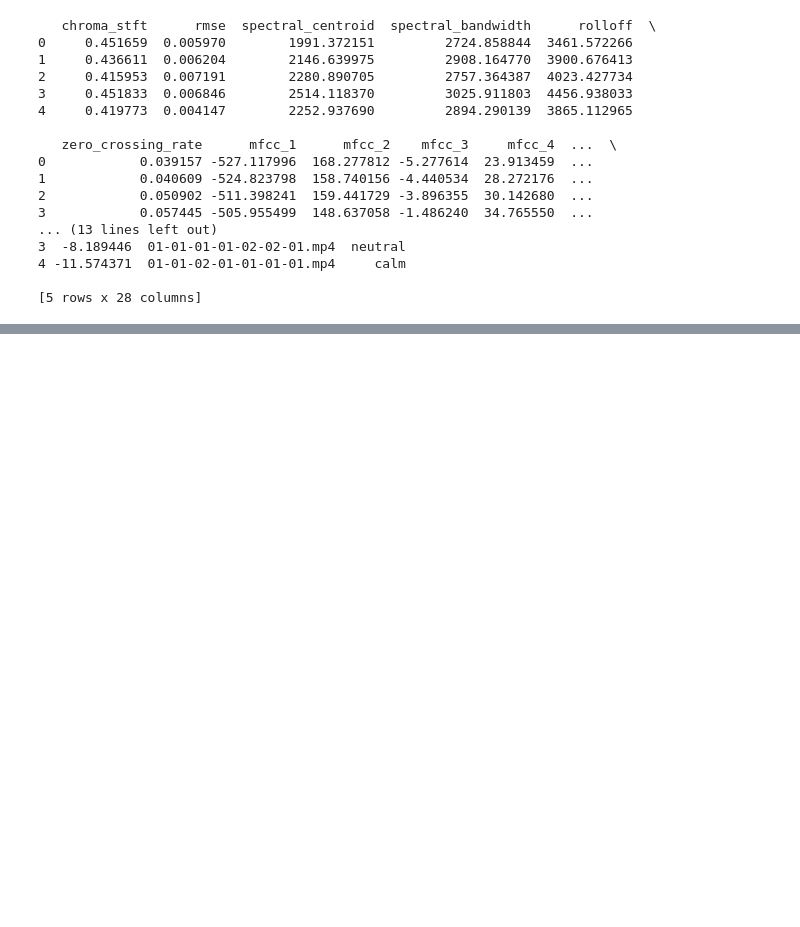
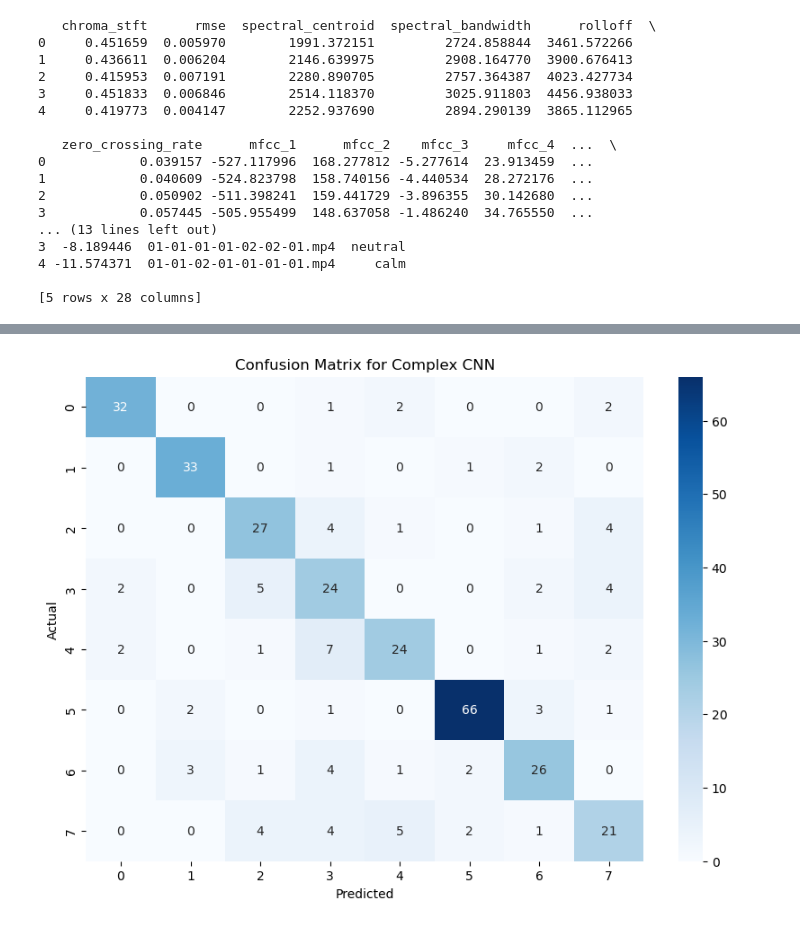
Before and after one commit to op2adi/Saumya_Btp_work, a Jupyter notebook: kaam_start.ipynb, the cells around one changed output, grey strips where cells are left out. Drawn from its saved outputs; the diff is of its cells as text; code cells hidden in the pictures; blank space fills up the shorter version.

```diff
--- a/kaam_start.ipynb
+++ b/kaam_start.ipynb
@@ -598,0 +725,90 @@ KeyboardInterrupt:
+# %%
+from tensorflow.keras.models import Sequential
+from tensorflow.keras.layers import Conv1D, MaxPooling1D, Flatten, Dense, Dropout, BatchNormalization, Activation
+from tensorflow.keras.utils import to_categorical
+
+# Convert labels to categorical one-hot encoding
+y_train_categorical = to_categorical(y_train)
+y_test_categorical = to_categorical(y_test)
+
+# Define the complex CNN model
+model = Sequential()
+
+# Add convolutional layers with batch normalization and dropout
+model.add(Conv1D(filters=64, kernel_size=3, input_shape=(X_train.shape[1], 1), padding='same'))
+model.add(BatchNormalization())
+model.add(Activation('relu'))
+model.add(MaxPooling1D(pool_size=2))
+model.add(Dropout(0.25))
+
+model.add(Conv1D(filters=128, kernel_size=3, padding='same'))
+model.add(BatchNormalization())
+model.add(Activation('relu'))
+model.add(MaxPooling1D(pool_size=2))
+model.add(Dropout(0.25))
+
+model.add(Conv1D(filters=256, kernel_size=3, padding='same'))
+model.add(BatchNormalization())
+model.add(Activation('relu'))
+model.add(MaxPooling1D(pool_size=2))
+model.add(Dropout(0.25))
+
+# Adjust the last Conv1D layer to prevent negative dimension size
+model.add(Conv1D(filters=512, kernel_size=2, padding='same'))  # Use smaller kernel size
+model.add(BatchNormalization())
+model.add(Activation('relu'))
+model.add(MaxPooling1D(pool_size=2))
+model.add(Dropout(0.25))
+
+# Flatten the output and add dense layers
+model.add(Flatten())
+model.add(Dense(256))
+model.add(BatchNormalization())
+model.add(Activation('relu'))
+model.add(Dropout(0.5))
+
+model.add(Dense(128))
+model.add(BatchNormalization())
+model.add(Activation('relu'))
+model.add(Dropout(0.5))
+
+model.add(Dense(y_train_categorical.shape[1], activation='softmax'))
+
+# Compile the model
+model.compile(loss='categorical_crossentropy', optimizer='adam', metrics=['accuracy'])
+model.summary()
+
+# Reshape the input data to be 3D [samples, timesteps, features]
+X_train_reshaped = X_train.reshape(X_train.shape[0], X_train.shape[1], 1)
+X_test_reshaped = X_test.reshape(X_test.shape[0], X_test.shape[1], 1)
+
+# Train the model
+model.fit(X_train_reshaped, y_train_categorical, epochs=100, batch_size=16, verbose=1, validation_data=(X_test_reshaped, y_test_categorical))
+
+# Evaluate the model
+loss, accuracy = model.evaluate(X_test_reshaped, y_test_categorical, verbose=0)
+print(f"Complex CNN Model Accuracy: {accuracy}")
+
+# Confusion matrix for Complex CNN
+y_pred_cnn_probs = model.predict(X_test_reshaped)  # Predict probabilities
+y_pred_cnn = np.argmax(y_pred_cnn_probs, axis=1)  # Convert probabilities to class labels
+
+cm_cnn = confusion_matrix(y_test, y_pred_cnn)
+plt.figure(figsize=(10, 7))
+sns.heatmap(cm_cnn, annot=True, fmt='d', cmap='Blues')
+plt.title('Confusion Matrix for Complex CNN')
+plt.xlabel('Predicted')
+plt.ylabel('Actual')
+plt.show()
+
+# ROC AUC and F1 score for Complex CNN
+roc_auc_cnn = roc_auc_score(y_test_categorical, y_pred_cnn_probs, multi_class='ovr')
+f1_cnn = f1_score(y_test, y_pred_cnn, average='weighted')
+print(f"Complex CNN ROC AUC: {roc_auc_cnn}")
+print(f"Complex CNN F1 Score: {f1_cnn}")
+
+# Classification Report for Complex CNN
+report_cnn = classification_report(y_test, y_pred_cnn)
+print(f"Complex CNN Classification Report:\n{report_cnn}")
+print(f"Complex CNN Accuracy: {accuracy_score(y_test, y_pred_cnn)}")
+# %% [output]
@@ -598,0 +853 @@ KeyboardInterrupt:
+[figure, added]
```
Also changed, not shown: parts of 18 cells of this notebook, 3 other files.
